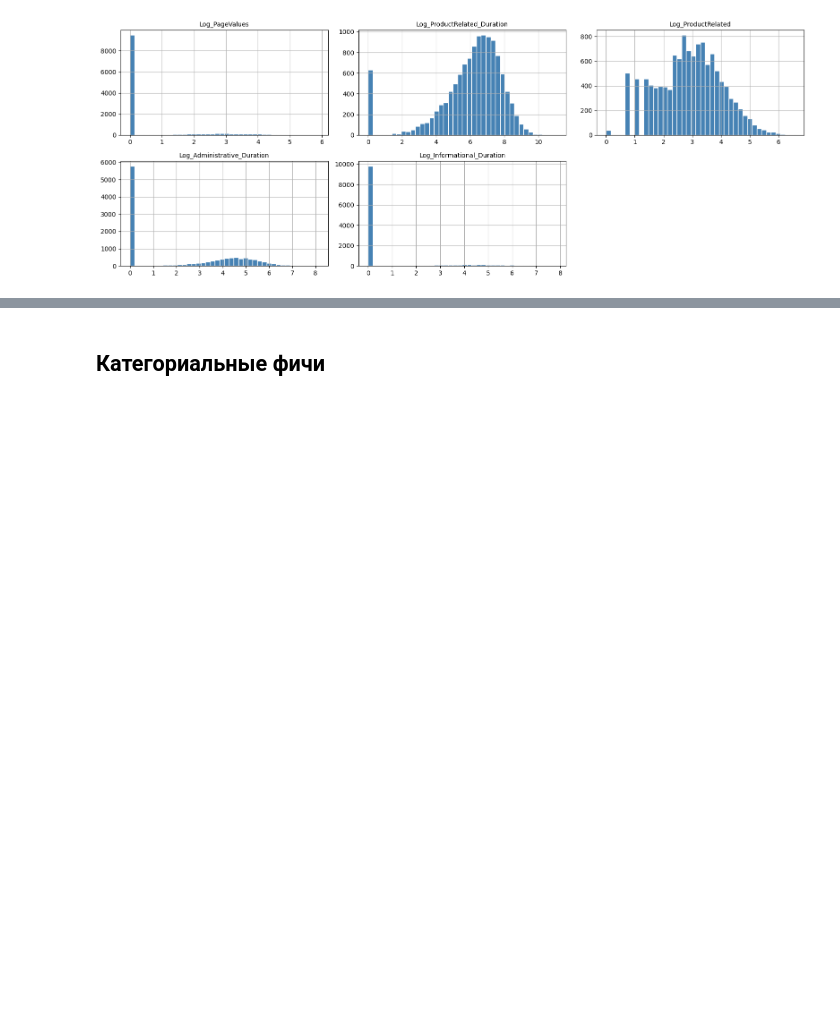
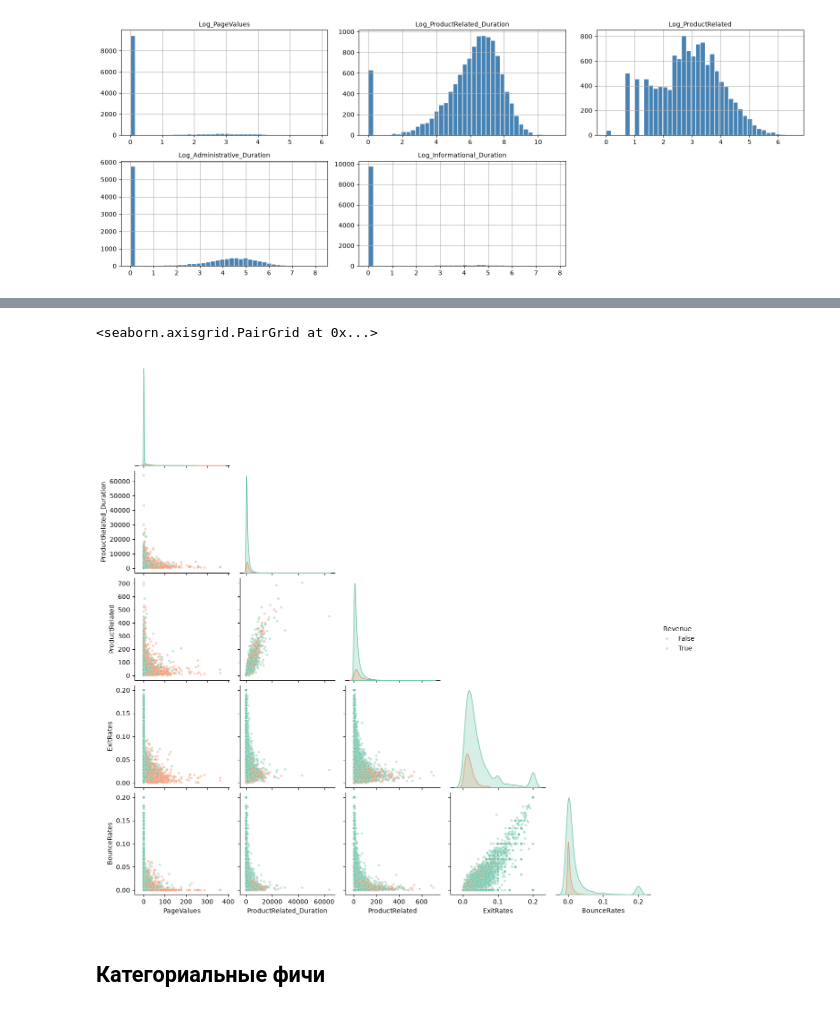
Before and after one commit to rofeleo/ml_hw, a Jupyter notebook: research.ipynb, the cells around one changed output, grey strips where cells are left out. Cells and saved outputs as stored; diff of their text form; code cells hidden in the pictures; blank space fills up the shorter version.

```diff
--- a/research.ipynb
+++ b/research.ipynb
@@ -247,20 +248,23 @@ plt.show()
 # %%
-# sns.pairplot(
-#     df[
-#         [
-#             'PageValues',
-#             'ProductRelated_Duration',
-#             'ProductRelated',
-#             'ExitRates',
-#             'BounceRates',
-#             'Revenue'
-#         ]
-#     ],
-#     hue='Revenue',
-#     corner=True,
-#     palette='Set2',
-#     plot_kws={'alpha': 0.4, 's': 15}
-# )
+sns.pairplot(
+    df[
+        [
+            'PageValues',
+            'ProductRelated_Duration',
+            'ProductRelated',
+            'ExitRates',
+            'BounceRates',
+            'Revenue'
+        ]
+    ],
+    hue='Revenue',
+    corner=True,
+    palette='Set2',
+    plot_kws={'alpha': 0.4, 's': 15}
+)
+# %% [output]
+<seaborn.axisgrid.PairGrid at 0x...>
+[figure, added]
 # %% [markdown]
 ## Категориальные фичи
 # %%
```
Also changed, not shown: parts of 12 cells of this notebook, 1 other file.
